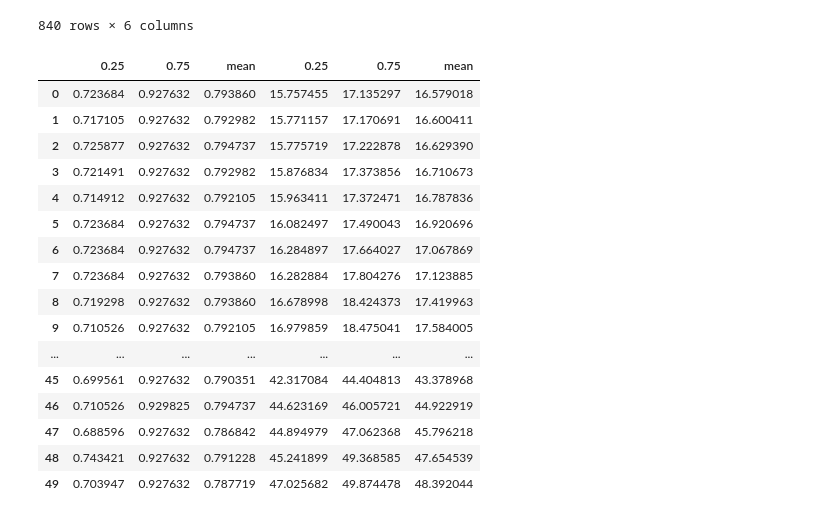
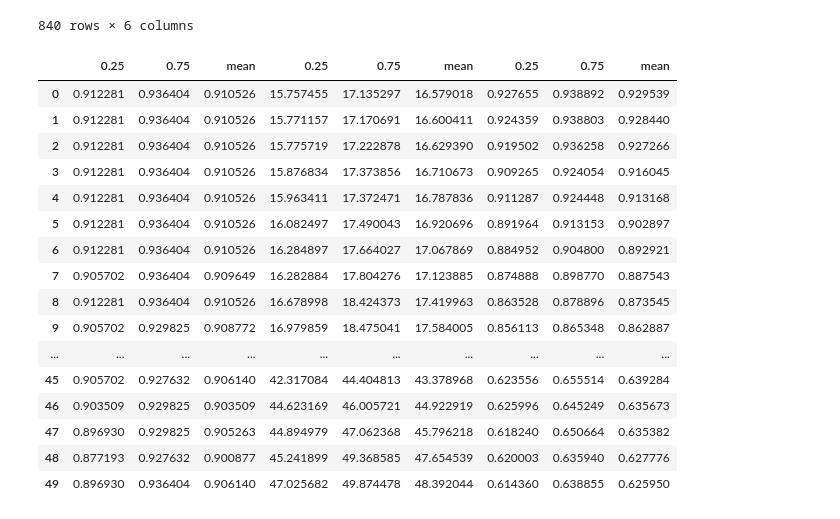
Before and after one commit to tail-call/Research, a Jupyter notebook: hyperplot11.ipynb, the cells around one changed output. Drawn from its saved outputs; the diff is of its cells as text; code cells hidden in the pictures.

```diff
--- a/hyperplot11.ipynb
+++ b/hyperplot11.ipynb
@@ -73,63 +73,74 @@ from dataclasses import dataclass
 class PlotParams:
     measurement: str
     dataset: int
-    network: str
+    network = 'AugmentedReLUNetwork'
     metric: str
     p: int
 # %%
-def compute_curve(plot_params: PlotParams) -> pd.DataFrame:
+def compute_dataframe(plot_params: PlotParams) -> pd.DataFrame:
     rows = (
         df
             .loc[df.Measurement == plot_params.measurement]
             .loc[df.Dataset == plot_params.dataset]
             .loc[df.Network == plot_params.network]
             .loc[df.P == plot_params.p]
     )
 
     if plot_params.measurement == 'loss':
         values = pd.DataFrame([report[row.Key] for row in rows.itertuples()])
     else:
-        values = pd.DataFrame([report[row.Key][plot_params.metric] for row in rows.itertuples()])
+        cols = []
+
+        for row in rows.itertuples():
+            report_data = report[row.Key]
+            cols.append(report_data[plot_params.metric])
+
+        values = pd.DataFrame(cols)
 
     result = values.quantile([0.25, 0.75]).transpose()
     result['mean'] = values.mean()
     return result
 
-pd.concat([compute_curve(
+pd.concat([compute_dataframe(
     PlotParams(
         measurement='evaluate',
         dataset=1,
-        network='RegularNetwork',
         metric='accuracy',
         p=0,
     )
-), compute_curve(
+), compute_dataframe(
     PlotParams(
         measurement='evaluate',
         dataset=3,
-        network='AugmentedReLUNetwork',
         metric='mse',
         p=0.05,
     )
+), compute_dataframe(
+    PlotParams(
+        measurement='evaluate',
+        dataset=2,
+        metric='f1',
+        p=0.05,
+    )
 )], axis=1)
 # %% [output]
-|  | 0.25 | 0.75 | mean | 0.25 | 0.75 | mean |
-| 0 | 0.723684 | 0.927632 | 0.793860 | 15.757455 | 17.135297 | 16.579018 |
-| 1 | 0.717105 | 0.927632 | 0.792982 | 15.771157 | 17.170691 | 16.600411 |
-| 2 | 0.725877 | 0.927632 | 0.794737 | 15.775719 | 17.222878 | 16.629390 |
-| 3 | 0.721491 | 0.927632 | 0.792982 | 15.876834 | 17.373856 | 16.710673 |
-| 4 | 0.714912 | 0.927632 | 0.792105 | 15.963411 | 17.372471 | 16.787836 |
-| 5 | 0.723684 | 0.927632 | 0.794737 | 16.082497 | 17.490043 | 16.920696 |
-| 6 | 0.723684 | 0.927632 | 0.794737 | 16.284897 | 17.664027 | 17.067869 |
-| 7 | 0.723684 | 0.927632 | 0.793860 | 16.282884 | 17.804276 | 17.123885 |
-| 8 | 0.719298 | 0.927632 | 0.793860 | 16.678998 | 18.424373 | 17.419963 |
-| 9 | 0.710526 | 0.927632 | 0.792105 | 16.979859 | 18.475041 | 17.584005 |
-| ... | ... | ... | ... | ... | ... | ... |
-| 45 | 0.699561 | 0.927632 | 0.790351 | 42.317084 | 44.404813 | 43.378968 |
-| 46 | 0.710526 | 0.929825 | 0.794737 | 44.623169 | 46.005721 | 44.922919 |
-| 47 | 0.688596 | 0.927632 | 0.786842 | 44.894979 | 47.062368 | 45.796218 |
-| 48 | 0.743421 | 0.927632 | 0.791228 | 45.241899 | 49.368585 | 47.654539 |
-| 49 | 0.703947 | 0.927632 | 0.787719 | 47.025682 | 49.874478 | 48.392044 |
+|  | 0.25 | 0.75 | mean | 0.25 | 0.75 | mean | 0.25 | 0.75 | mean |
+| 0 | 0.912281 | 0.936404 | 0.910526 | 15.757455 | 17.135297 | 16.579018 | 0.927655 | 0.938892 | 0.929539 |
+| 1 | 0.912281 | 0.936404 | 0.910526 | 15.771157 | 17.170691 | 16.600411 | 0.924359 | 0.938803 | 0.928440 |
+| 2 | 0.912281 | 0.936404 | 0.910526 | 15.775719 | 17.222878 | 16.629390 | 0.919502 | 0.936258 | 0.927266 |
+| 3 | 0.912281 | 0.936404 | 0.910526 | 15.876834 | 17.373856 | 16.710673 | 0.909265 | 0.924054 | 0.916045 |
+| 4 | 0.912281 | 0.936404 | 0.910526 | 15.963411 | 17.372471 | 16.787836 | 0.911287 | 0.924448 | 0.913168 |
+| 5 | 0.912281 | 0.936404 | 0.910526 | 16.082497 | 17.490043 | 16.920696 | 0.891964 | 0.913153 | 0.902897 |
+| 6 | 0.912281 | 0.936404 | 0.910526 | 16.284897 | 17.664027 | 17.067869 | 0.884952 | 0.904800 | 0.892921 |
+| 7 | 0.905702 | 0.936404 | 0.909649 | 16.282884 | 17.804276 | 17.123885 | 0.874888 | 0.898770 | 0.887543 |
+| 8 | 0.912281 | 0.936404 | 0.910526 | 16.678998 | 18.424373 | 17.419963 | 0.863528 | 0.878896 | 0.873545 |
+| 9 | 0.905702 | 0.929825 | 0.908772 | 16.979859 | 18.475041 | 17.584005 | 0.856113 | 0.865348 | 0.862887 |
+| ... | ... | ... | ... | ... | ... | ... | ... | ... | ... |
+| 45 | 0.905702 | 0.927632 | 0.906140 | 42.317084 | 44.404813 | 43.378968 | 0.623556 | 0.655514 | 0.639284 |
+| 46 | 0.903509 | 0.929825 | 0.903509 | 44.623169 | 46.005721 | 44.922919 | 0.625996 | 0.645249 | 0.635673 |
+| 47 | 0.896930 | 0.929825 | 0.905263 | 44.894979 | 47.062368 | 45.796218 | 0.618240 | 0.650664 | 0.635382 |
+| 48 | 0.877193 | 0.927632 | 0.900877 | 45.241899 | 49.368585 | 47.654539 | 0.620003 | 0.635940 | 0.627776 |
+| 49 | 0.896930 | 0.936404 | 0.906140 | 47.025682 | 49.874478 | 48.392044 | 0.614360 | 0.638855 | 0.625950 |
 # %%
 import matplotlib.pyplot as plt
 
```
Also changed, not shown: parts of 1 cell of this notebook, 1 other file.
